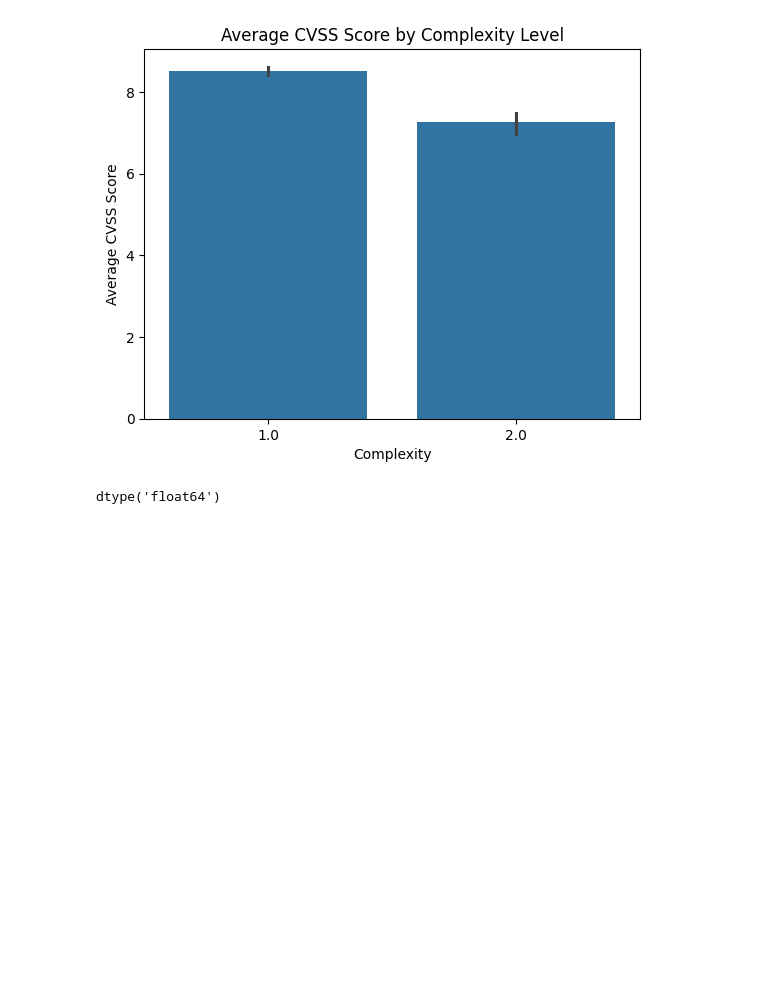
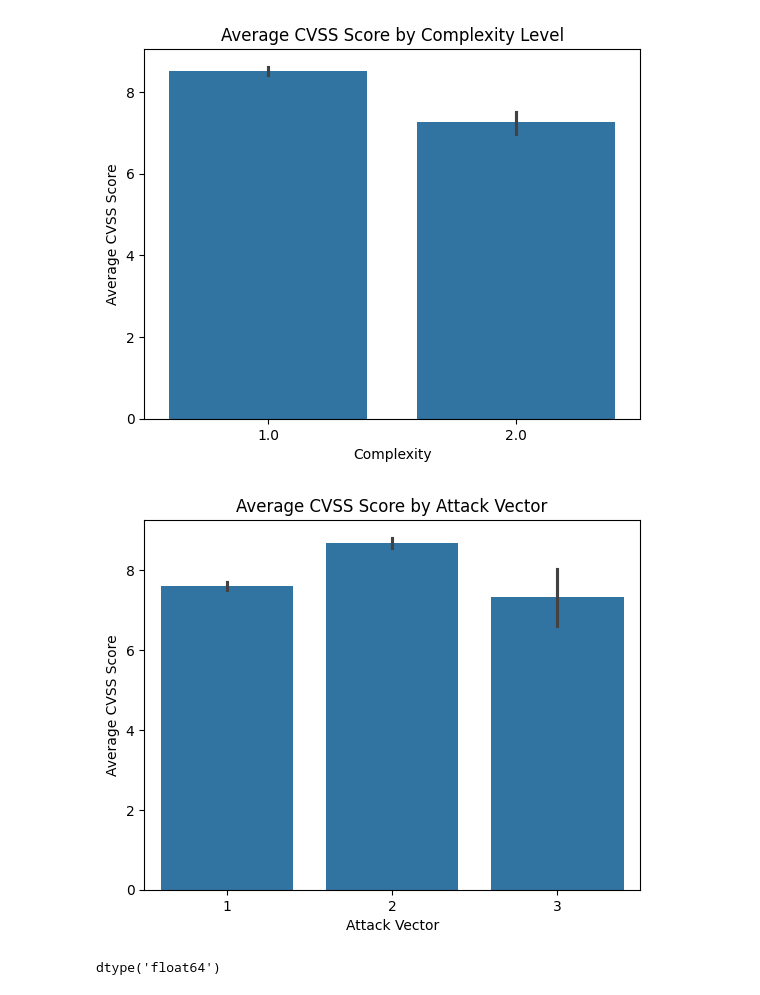
Before and after one commit to S10241798/AITT, a Jupyter notebook: AITT Assignment.ipynb, the cells around one changed output. Drawn from its saved outputs; the diff is of its cells as text; code cells hidden in the pictures; blank space fills up the shorter version.

```diff
--- a/AITT Assignment.ipynb
+++ b/AITT Assignment.ipynb
@@ -330,6 +337,14 @@ plt.show()
 #this plot also shows the average minimum CVSS scores based on the complexity levels.
 # %% [output]
 [figure]
+# %%
+sns.barplot(x='vector', y='cvss', data=df_clean)
+plt.title('Average CVSS Score by Attack Vector')
+plt.xlabel('Attack Vector')
+plt.ylabel('Average CVSS Score')
+plt.show()
+# %% [output]
+[figure, added]
 # %%
 X = df_encoded.drop(columns=["cvss"])
 y = df_encoded["cvss"]
```
Also changed, not shown: parts of 8 cells of this notebook.
